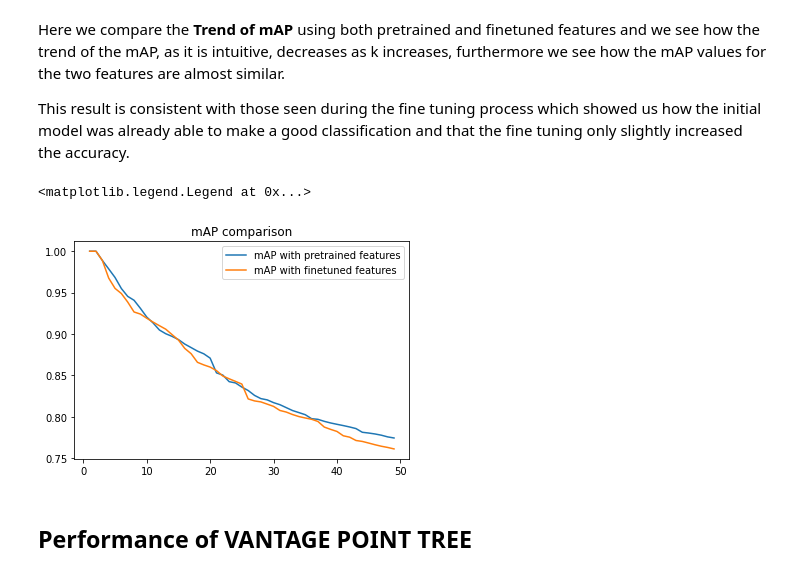
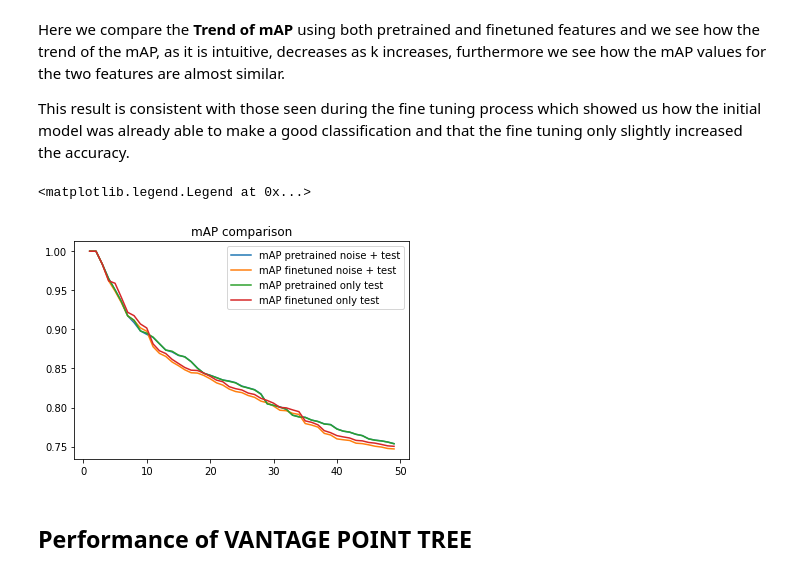
Before and after one commit to EdoardoMorucci/Plant-Leaves-Search-Engine---MIRCV, a Jupyter notebook: Performance_Evaluation.ipynb, the cells around one changed output. Cells and saved outputs as stored; diff of their text form; code cells hidden in the pictures.

```diff
--- a/Performance_Evaluation.ipynb
+++ b/Performance_Evaluation.ipynb
@@ -185,6 +235,7 @@ Loading the 2 models:
 
 And create the Test Dataset from the TEST_DIR.
 # %%
+
 model_finetuned = keras.models.load_model(MODEL_PATH)
 # remove the last 2 classifier layers
 model_finetuned = keras.models.Model(inputs=model_finetuned.input, outputs=model_finetuned.get_layer('flatten').output)
@@ -202,3 +253,14 @@ test_ds = tf.keras.preprocessing.image_dataset_from_directory(
     image_size=IMAGE_SIZE,
     batch_size=BATCH_SIZE,
 )
+
+noise_ds = tf.keras.preprocessing.image_dataset_from_directory(
+    NOISE_DIR,
+    labels='inferred'
+    seed=123,
+    shuffle=False,
+    image_size=IMAGE_SIZE,
+    batch_size=BATCH_SIZE,
+)
+
+total_ds = test_ds.concatenate(noise_ds)
@@ -212,4 +271,4 @@ Extract the features of the test set with the pretrained and finetuned models.
 # %%
-finetuned_features = model_finetuned.predict(test_ds, batch_size=BATCH_SIZE, verbose=1)
-pretrained_features = model_pretrained.predict(test_ds, batch_size=BATCH_SIZE, verbose=1)
+finetuned_features = model_finetuned.predict(total_ds, batch_size=BATCH_SIZE, verbose=1)
+pretrained_features = model_pretrained.predict(total_ds, batch_size=BATCH_SIZE, verbose=1)
 # %% [output]
@@ -217,0 +279,3 @@ pretrained_features = model_pretrained.predict(test_ds, batch_size=BATCH_SIZE, v
+# %%
+finetuned_features_test = model_finetuned.predict(test_ds, batch_size=BATCH_SIZE, verbose=1)
+pretrained_features_test = model_pretrained.predict(test_ds, batch_size=BATCH_SIZE, verbose=1)
@@ -220,6 +287,9 @@ Build VPT indexes using the extracted features
 # %%
 vp_tree_finetuned = VantagePointTree(features=finetuned_features, distance_measure="euclidian", size=len(finetuned_features))
 vp_tree_pretrained = VantagePointTree(features=pretrained_features, distance_measure="euclidian", size=len(pretrained_features))
+
+vp_tree_finetuned_test = VantagePointTree(features=finetuned_features_test, distance_measure="euclidian", size=len(finetuned_features_test))
+vp_tree_pretrained_test = VantagePointTree(features=pretrained_features_test, distance_measure="euclidian", size=len(pretrained_features_test))
 # %% [markdown]
 ## Example of Query and mAP with IMAGES
 # %%
@@ -261,35 +331,54 @@ This result is consistent with those seen during the fine tuning process which s
 import scipy
 import matplotlib.pyplot as plt
 import random
 
 NUM_QUERIES = 30
 K = 50
+
+# TREND OF mAP FOR TEST SET + NOISE
 
 queries = []
 # you can set the number of queries to use
 for q in range(0,NUM_QUERIES):
   queries.append(random.randint(0, 7215))
 
 avg_map_for_k_ft = []
 avg_map_for_k_pt = []
 
 for k in tqdm(range(1,K)):
   avg_map_for_k_ft.append(evaluate_knn(queries, k, finetuned_features, vp_tree_finetuned))
   avg_map_for_k_pt.append(evaluate_knn(queries, k, pretrained_features, vp_tree_pretrained))
 
 x = np.array(range(1,K))
 y_ft = np.array(avg_map_for_k_ft)
 y_pt = np.array(avg_map_for_k_pt)
 
+
+# TREND OF mAP FOR TEST SET
+
+avg_map_for_k_ft = []
+avg_map_for_k_pt = []
+
+for k in tqdm(range(1,K)):
+  avg_map_for_k_ft.append(evaluate_knn(queries, k, finetuned_features_test, vp_tree_finetuned_test))
+  avg_map_for_k_pt.append(evaluate_knn(queries, k, pretrained_features_test, vp_tree_pretrained_test))
+
+x = np.array(range(1,K))
+y_ft_t = np.array(avg_map_for_k_ft)
+y_pt_t = np.array(avg_map_for_k_pt)
+
 plt.title("mAP comparison")
 
 plt.plot(x, y_pt)
 plt.plot(x, y_ft)
 
-plt.legend(["mAP with pretrained features", "mAP with finetuned features"])
+plt.plot(x, y_pt_t)
+plt.plot(x, y_ft_t)
+
+plt.legend(["mAP pretrained noise + test", "mAP finetuned noise + test","mAP pretrained only test", "mAP finetuned only test"])
 # %% [output]
 <matplotlib.legend.Legend at 0x...>
-[figure, old version]
+[figure, new version]
 # %% [markdown]
 ## Performance of VANTAGE POINT TREE
 # %% [markdown]
```
Also changed, not shown: parts of 12 cells of this notebook.
